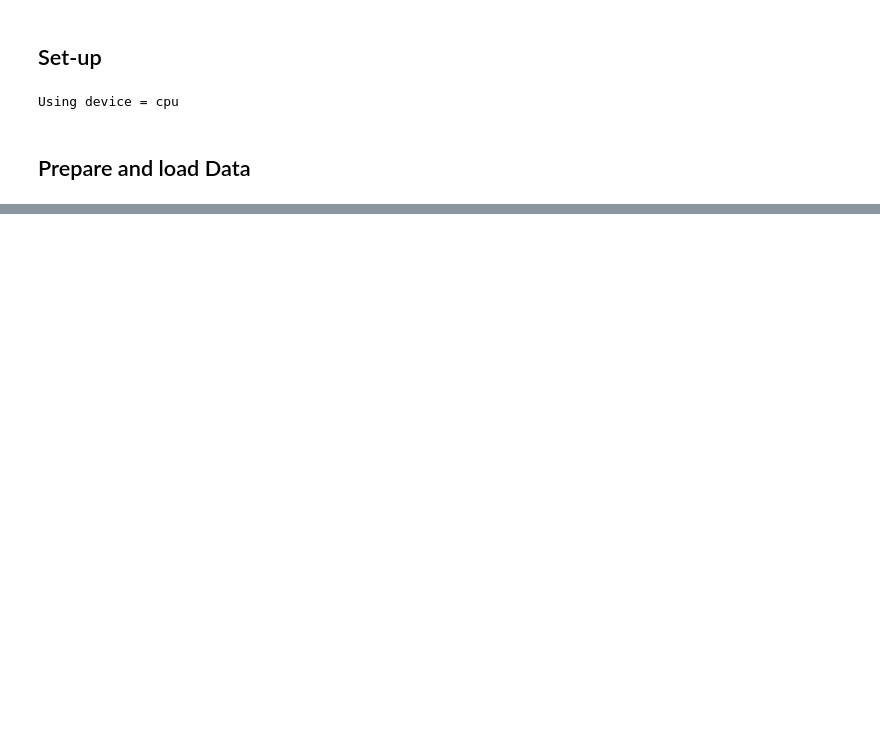
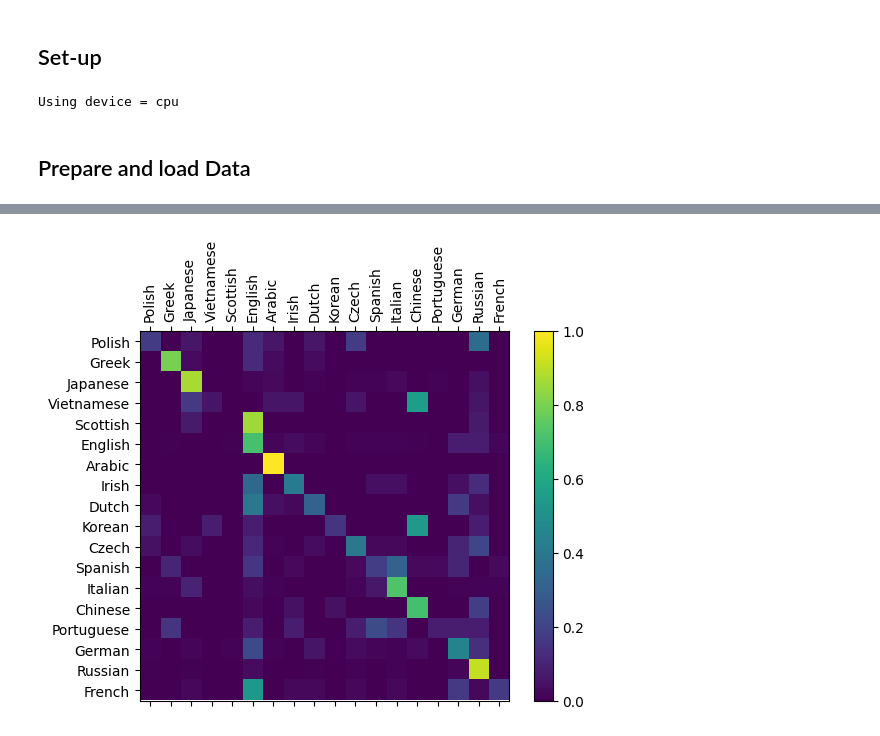
Before and after one commit to pgmoka/pytorch_to_pytorchXLA, a Jupyter notebook: notebook.ipynb, the cells around one changed output, grey strips where cells are left out. Drawn from its saved outputs; the diff is of its cells as text; code cells hidden in the pictures; blank space fills up the shorter version.

```diff
--- a/notebook.ipynb
+++ b/notebook.ipynb
@@ -58,0 +152,4 @@ example = (tensor([9]), tensor([[[0., 0., 0., 0., 0., 0., 0., 0., 0., 0., 0., 0.
+# %%
+evaluate(rnn, test_set, classes=alldata.labels_uniq)
+# %% [output]
+[figure, added]
```
Also changed, not shown: parts of 14 cells of this notebook, 2 other files.
